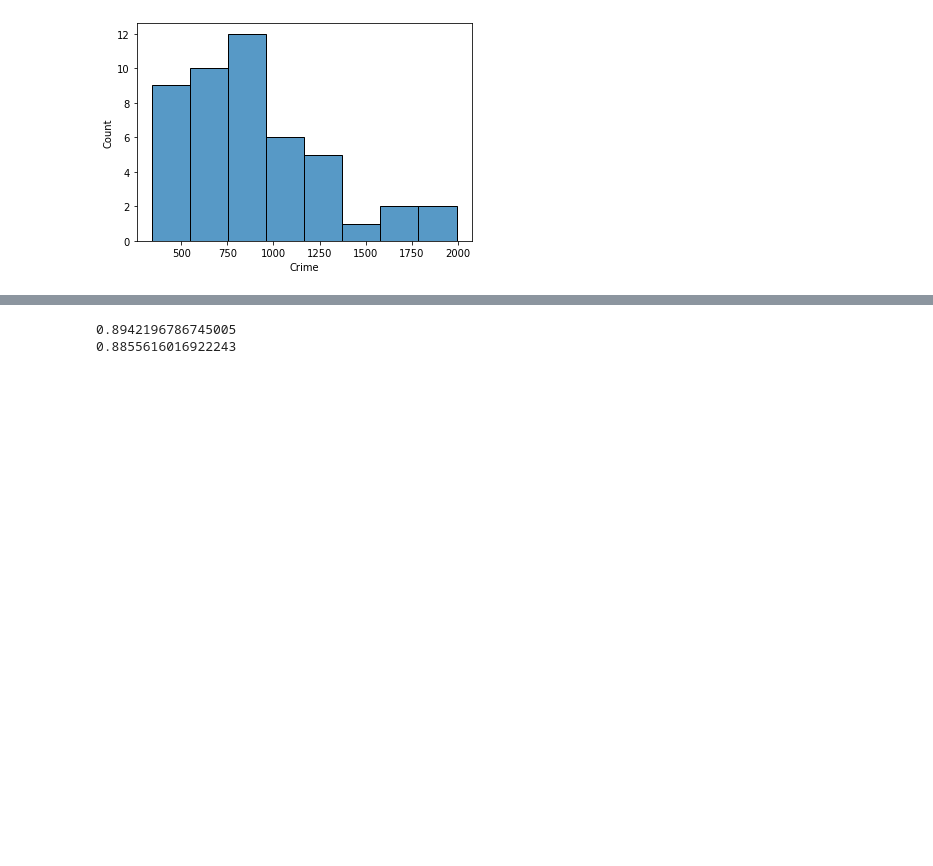
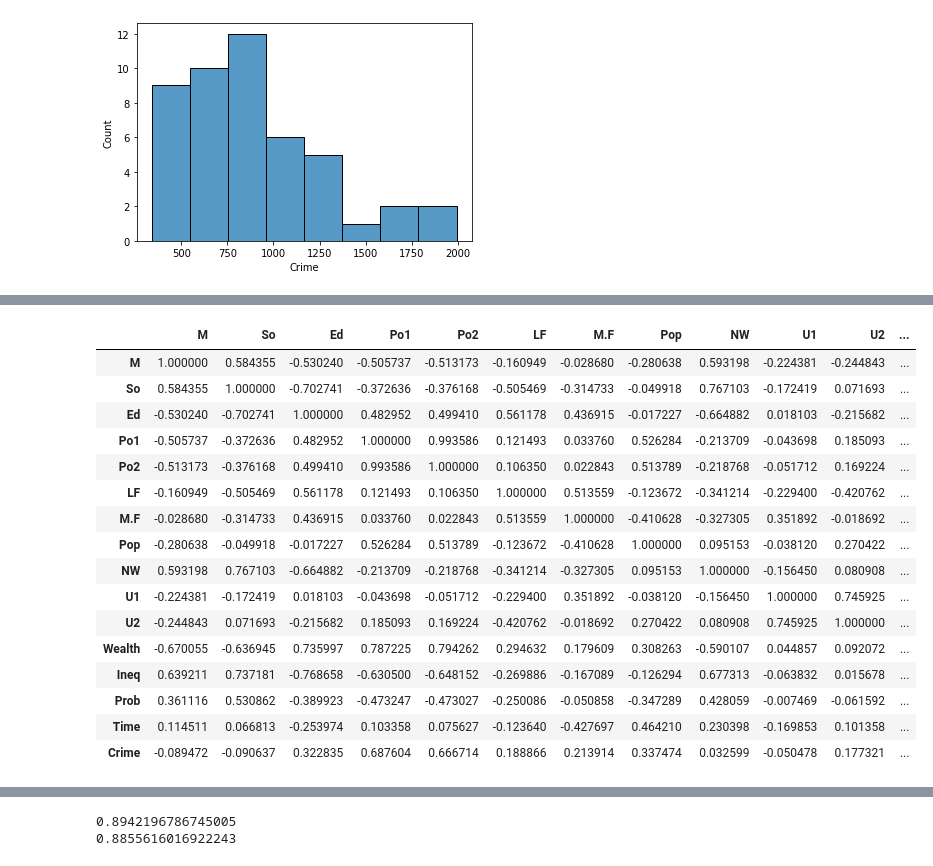
Before and after one commit to shreyansh273/GTx_6501, a Jupyter notebook: Week_3.ipynb, the cells around one changed output, grey strips where cells are left out. Saved outputs shown, nothing was run; the diff lists cells and outputs as text; code cells hidden in the pictures; blank space fills up the shorter version.

```diff
--- a/Week_3.ipynb
+++ b/Week_3.ipynb
@@ -86,3 +91,23 @@ sns.histplot(x="Crime", data=crime)
+# %%
+crime.corr()
+# %% [output]
+|  | M | So | Ed | Po1 | Po2 | LF | M.F | Pop | NW | U1 | U2 | ... |
+| M | 1.000000 | 0.584355 | -0.530240 | -0.505737 | -0.513173 | -0.160949 | -0.028680 | -0.280638 | 0.593198 | -0.224381 | -0.244843 | ... |
+| So | 0.584355 | 1.000000 | -0.702741 | -0.372636 | -0.376168 | -0.505469 | -0.314733 | -0.049918 | 0.767103 | -0.172419 | 0.071693 | ... |
+| Ed | -0.530240 | -0.702741 | 1.000000 | 0.482952 | 0.499410 | 0.561178 | 0.436915 | -0.017227 | -0.664882 | 0.018103 | -0.215682 | ... |
+| Po1 | -0.505737 | -0.372636 | 0.482952 | 1.000000 | 0.993586 | 0.121493 | 0.033760 | 0.526284 | -0.213709 | -0.043698 | 0.185093 | ... |
+| Po2 | -0.513173 | -0.376168 | 0.499410 | 0.993586 | 1.000000 | 0.106350 | 0.022843 | 0.513789 | -0.218768 | -0.051712 | 0.169224 | ... |
+| LF | -0.160949 | -0.505469 | 0.561178 | 0.121493 | 0.106350 | 1.000000 | 0.513559 | -0.123672 | -0.341214 | -0.229400 | -0.420762 | ... |
+| M.F | -0.028680 | -0.314733 | 0.436915 | 0.033760 | 0.022843 | 0.513559 | 1.000000 | -0.410628 | -0.327305 | 0.351892 | -0.018692 | ... |
+| Pop | -0.280638 | -0.049918 | -0.017227 | 0.526284 | 0.513789 | -0.123672 | -0.410628 | 1.000000 | 0.095153 | -0.038120 | 0.270422 | ... |
+| NW | 0.593198 | 0.767103 | -0.664882 | -0.213709 | -0.218768 | -0.341214 | -0.327305 | 0.095153 | 1.000000 | -0.156450 | 0.080908 | ... |
+| U1 | -0.224381 | -0.172419 | 0.018103 | -0.043698 | -0.051712 | -0.229400 | 0.351892 | -0.038120 | -0.156450 | 1.000000 | 0.745925 | ... |
+| U2 | -0.244843 | 0.071693 | -0.215682 | 0.185093 | 0.169224 | -0.420762 | -0.018692 | 0.270422 | 0.080908 | 0.745925 | 1.000000 | ... |
+| Wealth | -0.670055 | -0.636945 | 0.735997 | 0.787225 | 0.794262 | 0.294632 | 0.179609 | 0.308263 | -0.590107 | 0.044857 | 0.092072 | ... |
+| Ineq | 0.639211 | 0.737181 | -0.768658 | -0.630500 | -0.648152 | -0.269886 | -0.167089 | -0.126294 | 0.677313 | -0.063832 | 0.015678 | ... |
+| Prob | 0.361116 | 0.530862 | -0.389923 | -0.473247 | -0.473027 | -0.250086 | -0.050858 | -0.347289 | 0.428059 | -0.007469 | -0.061592 | ... |
+| Time | 0.114511 | 0.066813 | -0.253974 | 0.103358 | 0.075627 | -0.123640 | -0.427697 | 0.464210 | 0.230398 | -0.169853 | 0.101358 | ... |
+| Crime | -0.089472 | -0.090637 | 0.322835 | 0.687604 | 0.666714 | 0.188866 | 0.213914 | 0.337474 | 0.032599 | -0.050478 | 0.177321 | ... |
 # %%
 X = crime.drop("Crime", axis=1)
 y = crime["Crime"]
```
Also changed, not shown: parts of 7 cells of this notebook.
